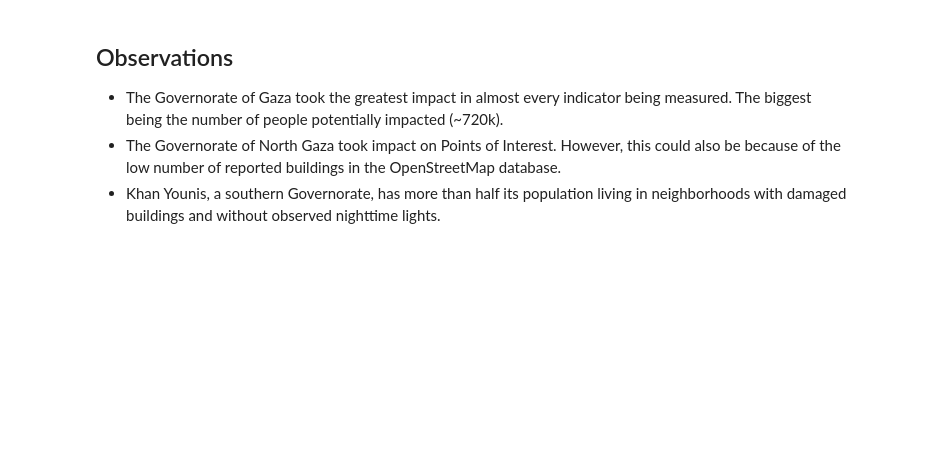
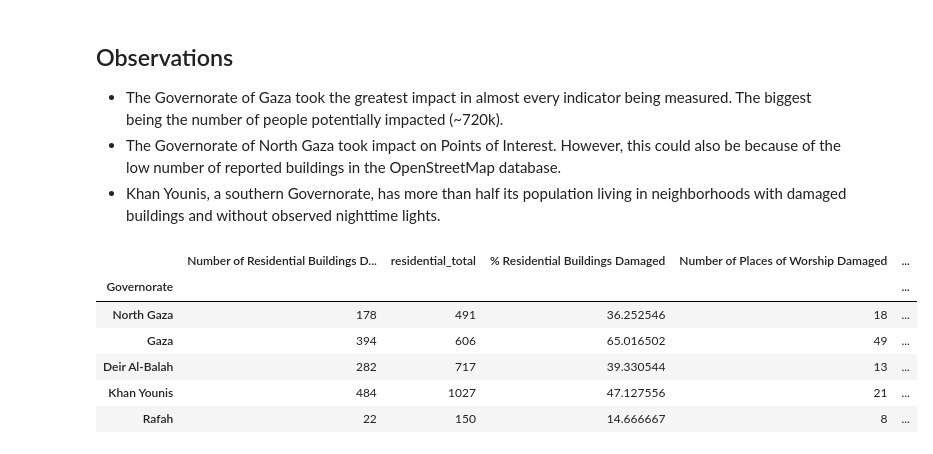
Before and after one commit to worldbank/alternative-data-for-crisis, a Jupyter notebook: notebooks/pulling-it-together/indicators/indicators-housing-and-community.ipynb, the cells around one changed output. Cells and saved outputs as stored; diff of their text form; code cells hidden in the pictures; blank space fills up the shorter version.

```diff
--- a/notebooks/pulling-it-together/indicators/indicators-housing-and-community.ipynb
+++ b/notebooks/pulling-it-together/indicators/indicators-housing-and-community.ipynb
@@ -299,8 +228,5 @@ population_adm2 = POPULATION.groupby(['ADM2_EN'])[['Z']].sum()
 mean_impact = population_impacted.groupby(['X', 'Y'])[['_upd10mean']].mean()
 population_impacted_adm2 = POPULATION.set_index(['X', 'Y']).loc[mean_impact[mean_impact['_upd10mean']>.2].index].groupby('ADM2_EN')[['Z']].sum()
 population_adm2.rename(columns = {'Z': 'total_population'}, inplace = True)
-population_adm2['damage_population'] = population_impacted_adm2['Z']
-population_adm2['perc'] = (population_adm2['damage_population']/population_adm2['total_population'])*100
+population_adm2['damaged'] = population_impacted_adm2['Z']
+population_adm2['perc'] = (population_adm2['damaged']/population_adm2['total_population'])*100
-# %%
-sort_order = ["Rafah", "Khan Younis",  "Deir Al-Balah", "Gaza", "North Gaza"]
-population_adm2 = population_adm2.reindex(sort_order)
@@ -521 +386,6 @@ public_amenities = public_amenities[["ADM2_EN", "damaged", "total", "perc"]]
+# %%
+education = get_percentage_damaged(POI[POI["type"] == "Education"],
+                                 'ADM2_EN', '_upd10max', 0.5, sort_order)
+public_amenities = get_percentage_damaged(POI[POI["type"] == "Public Amenities"],
+                                 'ADM2_EN', '_upd10max', 0.5, sort_order)
 # %%
@@ -705,11 +467,11 @@ This final step summarizes all the above indicators by administrative level 2 bo
 population_adm2.rename(
     columns={
         "perc": "% Population in Neighborhoods with Damaged Buildings",
-        "damage_population": "People in Neighborhoods with Damaged Buildings",
+        "damaged": "People in Neighborhoods with Damaged Buildings",
     },
     inplace=True,
 )
-residential.set_index('ADM2_EN', inplace = True)
+
 residential.rename(
     columns={
         "damaged": "Number of Residential Buildings Damaged",
@@ -718,7 +480,7 @@ residential.rename(
     },
     inplace=True,
 )
-places_of_worship.set_index('ADM2_EN', inplace = True)
+
 places_of_worship.rename(
     columns={
         "damaged": "Number of Places of Worship Damaged",
@@ -727,7 +489,7 @@ places_of_worship.rename(
     },
     inplace=True,
 )
-education.set_index('ADM2_EN', inplace = True)
+
 education.rename(
     columns={
         "damaged": "Number of Places of Education Damaged",
@@ -736,7 +498,7 @@ education.rename(
     },
     inplace=True,
 )
-public_amenities.set_index('ADM2_EN', inplace = True)
+
 public_amenities.rename(
     columns={
         "damaged": "Number of Public Amenities Damaged",
@@ -787,6 +549,16 @@ summary_stats[
 * The Governorate of Gaza took the greatest impact in almost every indicator being measured. The biggest being the number of people potentially impacted (~720k).
 * The Governorate of North Gaza took impact on Points of Interest. However, this could also be because of the low number of reported buildings in the OpenStreetMap database.
 * Khan Younis, a southern Governorate, has more than half its population living in neighborhoods with damaged buildings and without observed nighttime lights.
+# %%
+summary_stats
+# %% [output]
+|  | Number of Residential Buildings D... | residential_total | % Residential Buildings Damaged | Number of Places of Worship Damaged | ... |
+| Governorate |  |  |  |  | ... |
+| North Gaza | 178 | 491 | 36.252546 | 18 | ... |
+| Gaza | 394 | 606 | 65.016502 | 49 | ... |
+| Deir Al-Balah | 282 | 717 | 39.330544 | 13 | ... |
+| Khan Younis | 484 | 1027 | 47.127556 | 21 | ... |
+| Rafah | 22 | 150 | 14.666667 | 8 | ... |
 # %%
 summary_stats[
     [
```
Also changed, not shown: parts of 18 cells of this notebook, 1 other file.
